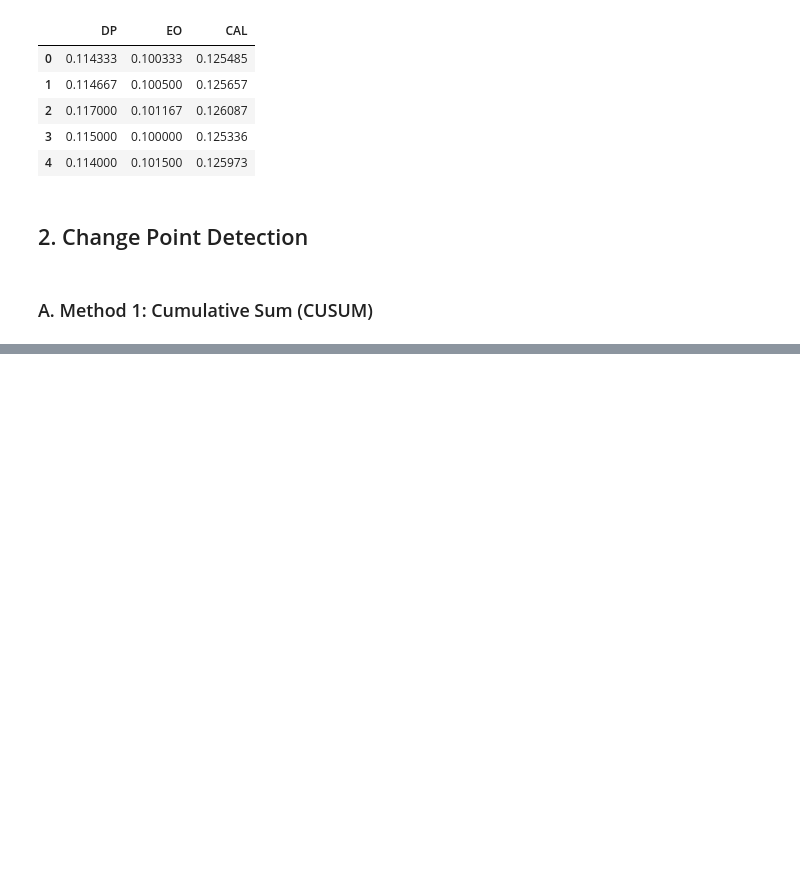
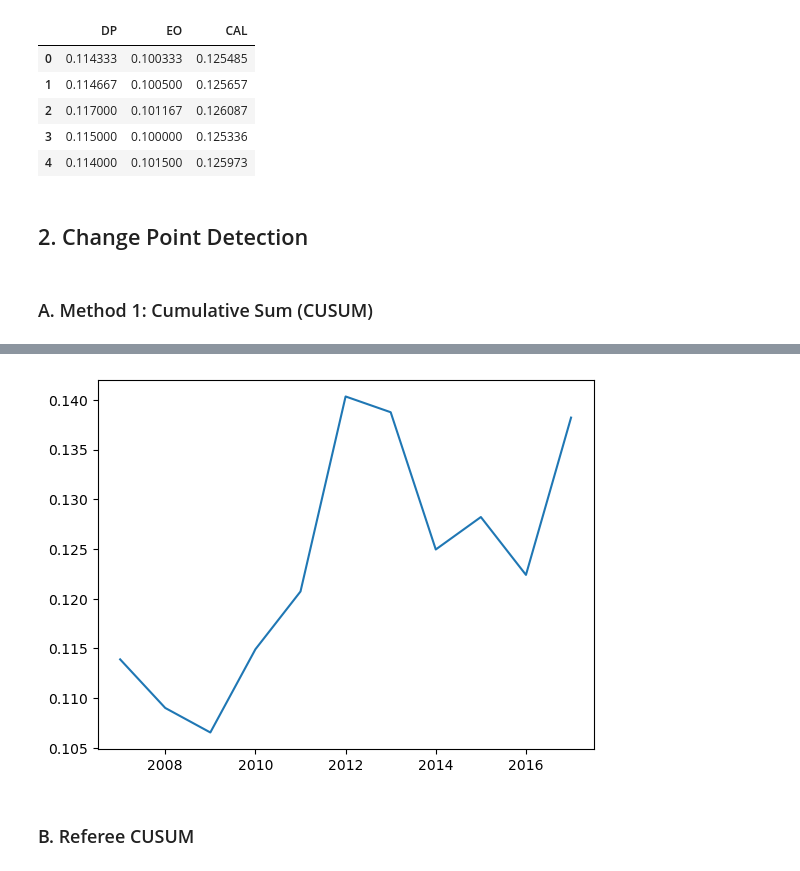
Before and after one commit to jdhilee/fairness_smoke_alarm, a Jupyter notebook: src/changepoint_detection.ipynb, the cells around one changed output, grey strips where cells are left out. Cells and saved outputs as stored; diff of their text form; code cells hidden in the pictures; blank space fills up the shorter version.

Commit message:
completed cusum

```diff
--- a/src/changepoint_detection.ipynb
+++ b/src/changepoint_detection.ipynb
@@ -87,0 +87,4 @@ def cusum()
+# %%
+df_fairness = pd.read_csv("../data/processed/fairness_numbers.csv", index_col = 0)
+
+print(df_fairness)
@@ -87,0 +200,8 @@ def cusum()
+# %%
+ys = unfairness_score(df_fairness)  # Series indexed 2007-2017
+plt.plot(ys.index, ys.values)
+plt.show()
+# %% [output]
+[figure, added]
+# %% [markdown]
+### B. Referee CUSUM
```
Also changed, not shown: parts of 11 cells of this notebook, 2 other files.
